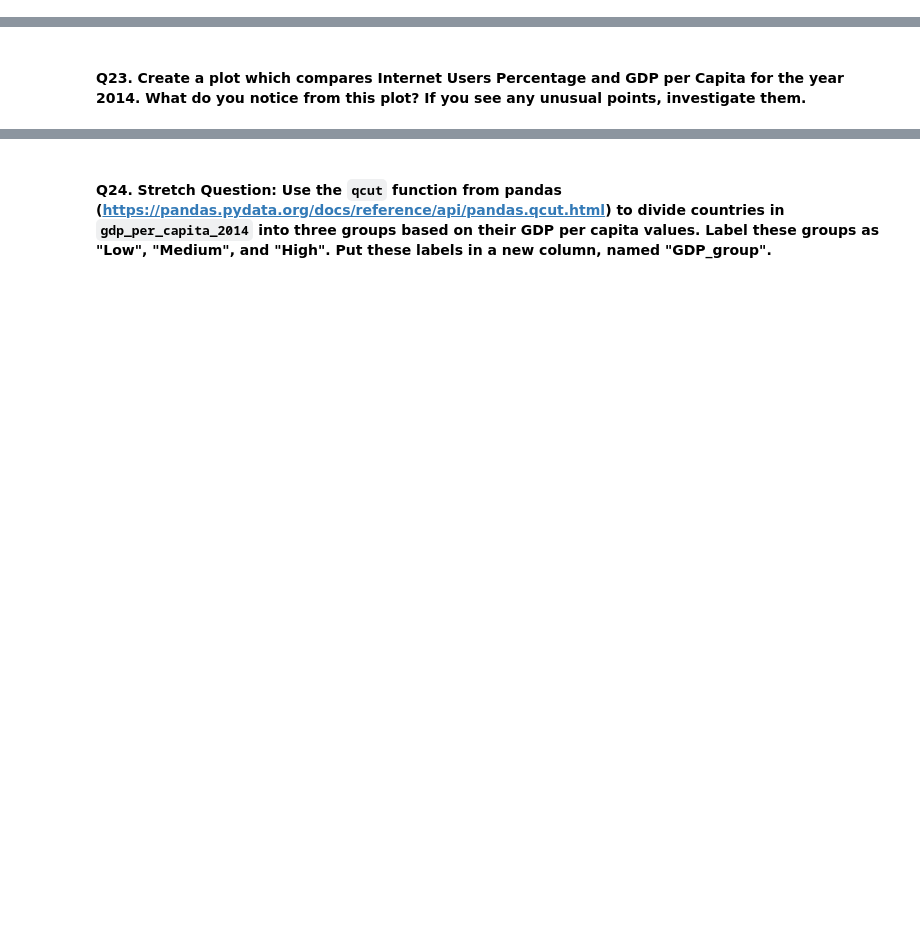
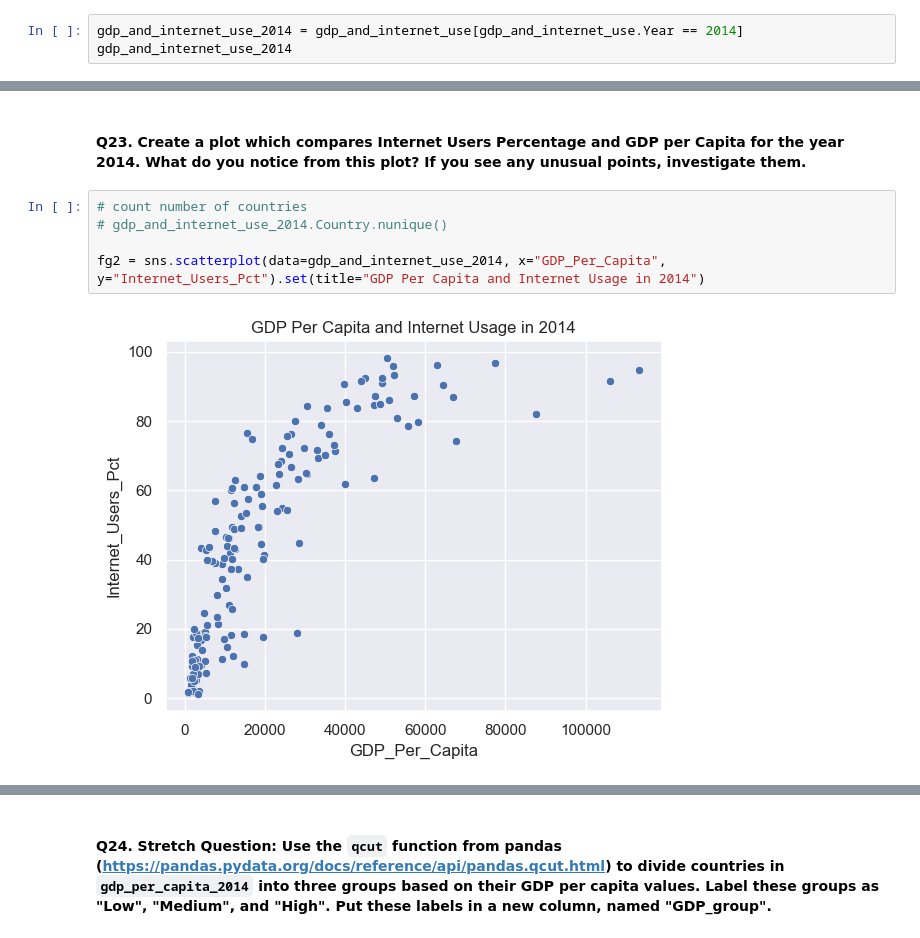
Before and after one commit to NSS-Data-Analytics-Cohort-11/undata-hayleymadden, a Jupyter notebook: notebook/UNdata_DA11.ipynb, the cells around one changed output, grey strips where cells are left out. Cells and saved outputs as stored; diff of their text form; blank space fills up the shorter version.

```diff
--- a/notebook/UNdata_DA11.ipynb
+++ b/notebook/UNdata_DA11.ipynb
@@ -346,2 +553,5 @@ ParserError: Error tokenizing data. C error: Expected 4 fields in line 4675, saw
 # %% [markdown]
 #### Q22. Subset `gdp_and_internet_use` to just the year 2014. Save this as a new dataframe named `gdp_and_internet_use_2014`.
+# %%
+gdp_and_internet_use_2014 = gdp_and_internet_use[gdp_and_internet_use.Year == 2014]
+gdp_and_internet_use_2014
@@ -348,2 +572,9 @@ ParserError: Error tokenizing data. C error: Expected 4 fields in line 4675, saw
 # %% [markdown]
 #### Q23. Create a plot which compares Internet Users Percentage and GDP per Capita for the year 2014. What do you notice from this plot? If you see any unusual points, investigate them.
+# %%
+# count number of countries
+# gdp_and_internet_use_2014.Country.nunique()
+
+fg2 = sns.scatterplot(data=gdp_and_internet_use_2014, x="GDP_Per_Capita", y="Internet_Users_Pct").set(title="GDP Per Capita and Internet Usage in 2014")
+# %% [output]
+[figure, added]
```
Also changed, not shown: parts of 39 cells of this notebook.
